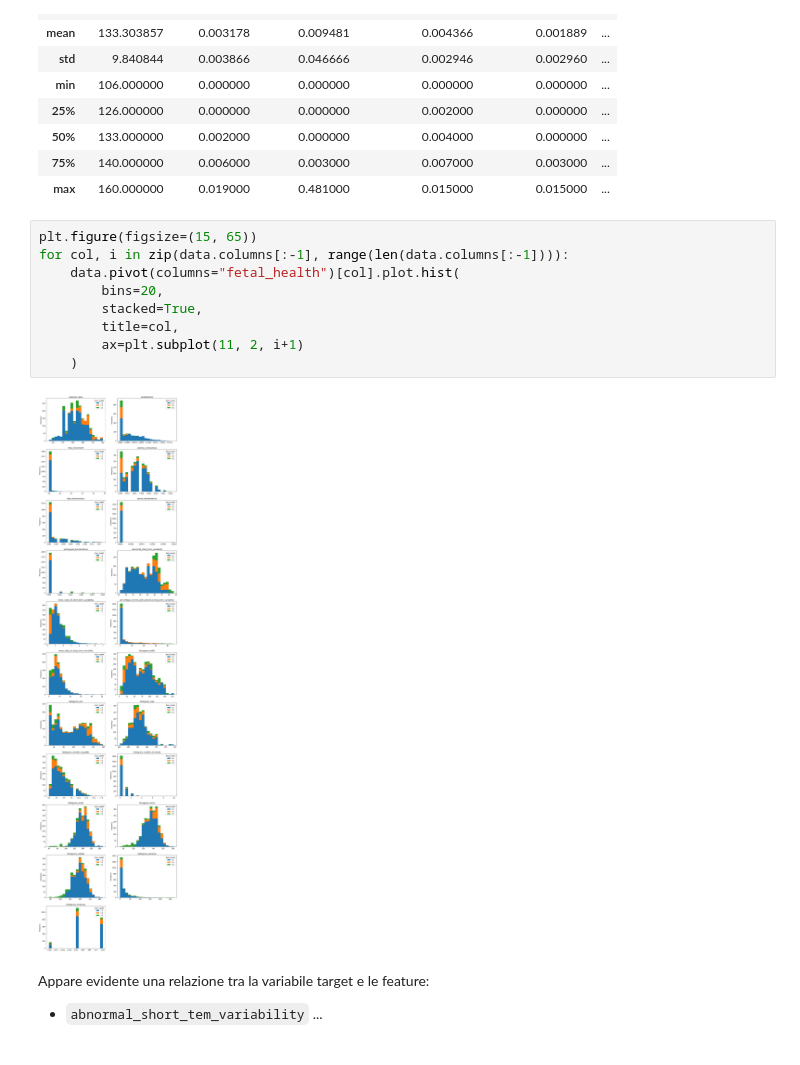
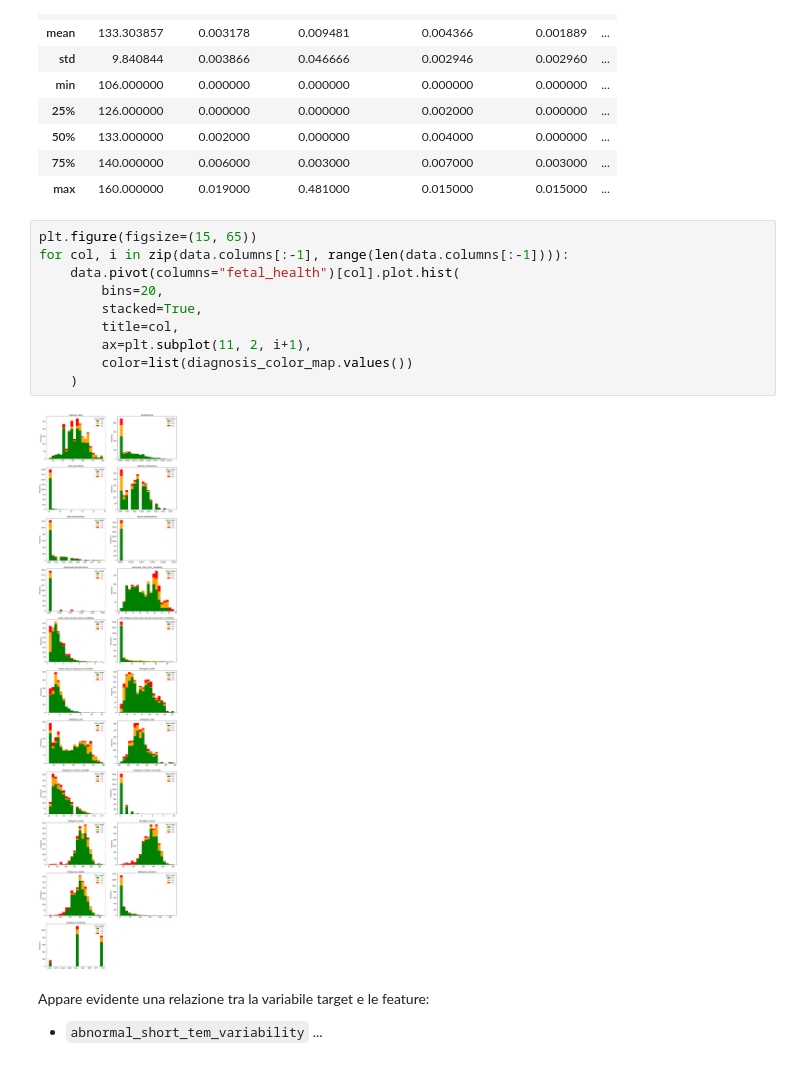
Before and after one commit to tassiluca/dia-project, a Jupyter notebook: fetal_health_classification.ipynb, the cells around one changed output. Cells and saved outputs as stored; diff of their text form.

```diff
--- a/fetal_health_classification.ipynb
+++ b/fetal_health_classification.ipynb
@@ -140,14 +154,15 @@ data.iloc[:, :-1].describe()
 # %%
 plt.figure(figsize=(15, 65))
 for col, i in zip(data.columns[:-1], range(len(data.columns[:-1]))):
     data.pivot(columns="fetal_health")[col].plot.hist(
         bins=20,
         stacked=True,
         title=col,
-        ax=plt.subplot(11, 2, i+1)
+        ax=plt.subplot(11, 2, i+1),
+        color=list(diagnosis_color_map.values())
     )
 # %% [output]
-[figure, old version]
+[figure, new version]
 # %% [markdown]
 Appare evidente una relazione tra la variabile target e le feature:
 - `abnormal_short_tem_variability`
```
Also changed, not shown: parts of 36 cells of this notebook.
